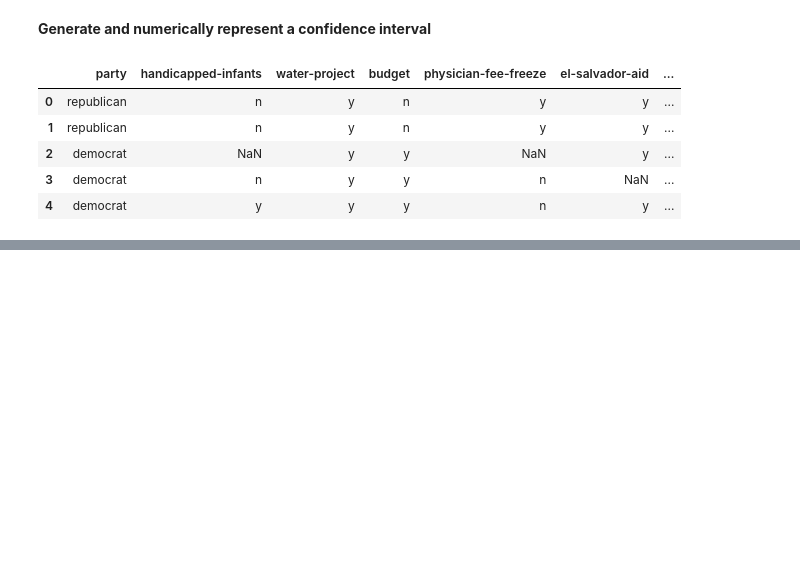
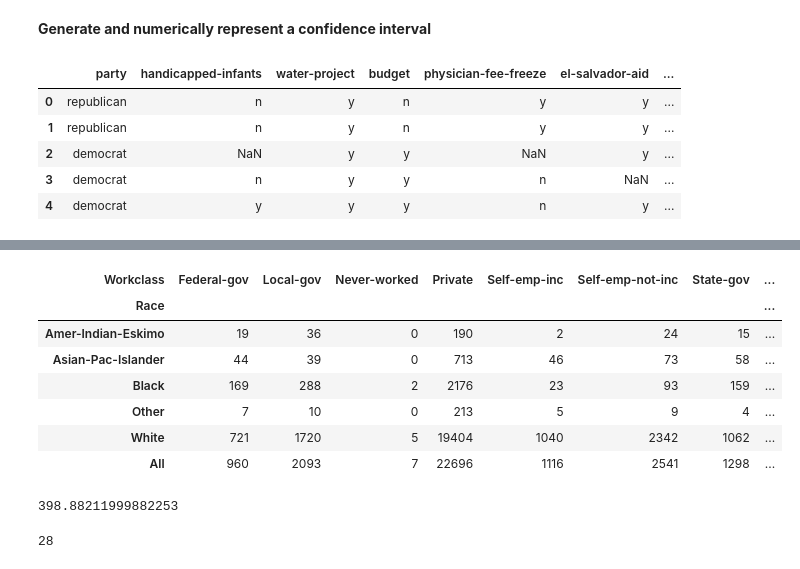
Before and after one commit to ilyanovak/DS-Unit-1-Sprint-2-Statistics, a Jupyter notebook: module2/LS_DS_122_Sampling_Confidence_Intervals_and_Hypothesis_Testing_Assignment.ipynb, the cells around one changed output, grey strips where cells are left out. Drawn from its saved outputs; the diff is of its cells as text; code cells hidden in the pictures; blank space fills up the shorter version.

```diff
--- a/module2/LS_DS_122_Sampling_Confidence_Intervals_and_Hypothesis_Testing_Assignment.ipynb
+++ b/module2/LS_DS_122_Sampling_Confidence_Intervals_and_Hypothesis_Testing_Assignment.ipynb
@@ -118,0 +144,7 @@ from scipy.stats import t
+# %%
+url = 'https://archive.ics.uci.edu/ml/machine-learning-databases/adult/adult.data'
+adult_df = pd.read_csv(url, header=None, na_values=' ?')
+adult_df.head()
+adult_subset = adult_df.loc[:,[1,8]]
+adult_subset.columns = ['Workclass', 'Race']
+adult_subset.head()
@@ -118,0 +158,12 @@ from scipy.stats import t
+# %%
+xtable = pd.crosstab(adult_subset['Race'], adult_subset['Workclass'], margins=True)
+xtable
+# %% [output]
+| Workclass | Federal-gov | Local-gov | Never-worked | Private | Self-emp-inc | Self-emp-not-inc | State-gov | ... |
+| Race |  |  |  |  |  |  |  | ... |
+| Amer-Indian-Eskimo | 19 | 36 | 0 | 190 | 2 | 24 | 15 | ... |
+| Asian-Pac-Islander | 44 | 39 | 0 | 713 | 46 | 73 | 58 | ... |
+| Black | 169 | 288 | 2 | 2176 | 23 | 93 | 159 | ... |
+| Other | 7 | 10 | 0 | 213 | 5 | 9 | 4 | ... |
+| White | 721 | 1720 | 5 | 19404 | 1040 | 2342 | 1062 | ... |
+| All | 960 | 2093 | 7 | 22696 | 1116 | 2541 | 1298 | ... |
@@ -118,0 +188,10 @@ from scipy.stats import t
+# %%
+chi_squared_stat = ((observed - expected)**2/(expected)).sum()
+chi_squared_stat
+# %% [output]
+398.88211999882253
+# %%
+dof = ((len(row_sums)-1)*(len(col_sums)-1))
+dof
+# %% [output]
+28
```
Also changed, not shown: parts of 28 cells of this notebook.
